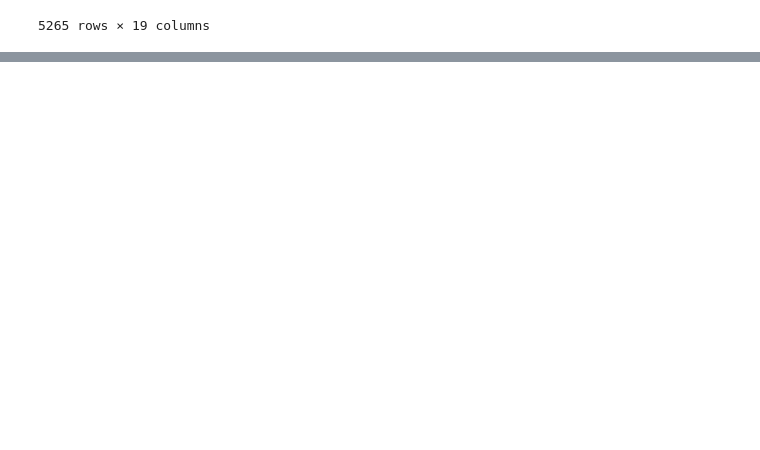
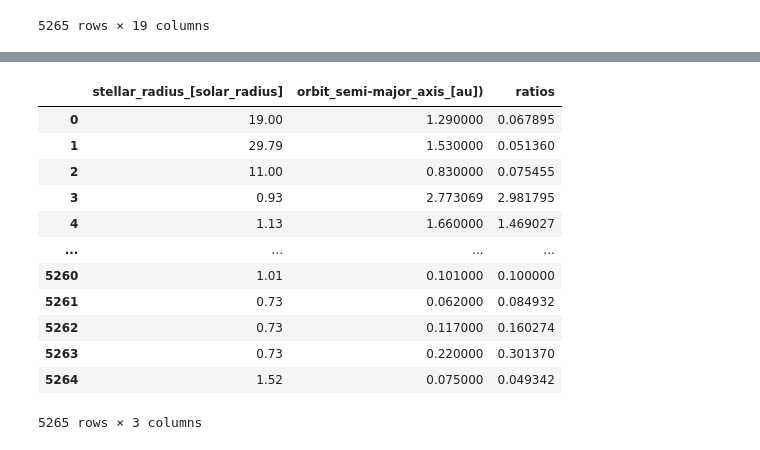
Before and after one commit to aminmadrileno/Exoplanet-project, a Jupyter notebook: extraction.ipynb, the cells around one changed output, grey strips where cells are left out. Drawn from its saved outputs; the diff is of its cells as text; code cells hidden in the pictures; blank space fills up the shorter version.

Commit message:
ratio calculated

```diff
--- a/extraction.ipynb
+++ b/extraction.ipynb
@@ -794,0 +913,20 @@ exo_join
+# %%
+ratio = todo_con_nulos[['stellar_radius_[solar_radius]', 'orbit_semi-major_axis_[au])']]
+# %%
+ratio['ratios'] = ratio['orbit_semi-major_axis_[au])'] / ratio['stellar_radius_[solar_radius]']
+# %%
+ratio
+# %% [output]
+|  | stellar_radius_[solar_radius] | orbit_semi-major_axis_[au]) | ratios |
+| 0 | 19.00 | 1.290000 | 0.067895 |
+| 1 | 29.79 | 1.530000 | 0.051360 |
+| 2 | 11.00 | 0.830000 | 0.075455 |
+| 3 | 0.93 | 2.773069 | 2.981795 |
+| 4 | 1.13 | 1.660000 | 1.469027 |
+| ... | ... | ... | ... |
+| 5260 | 1.01 | 0.101000 | 0.100000 |
+| 5261 | 0.73 | 0.062000 | 0.084932 |
+| 5262 | 0.73 | 0.117000 | 0.160274 |
+| 5263 | 0.73 | 0.220000 | 0.301370 |
+| 5264 | 1.52 | 0.075000 | 0.049342 |
+5265 rows × 3 columns
```
Also changed, not shown: parts of 21 cells of this notebook, 1 other file.
